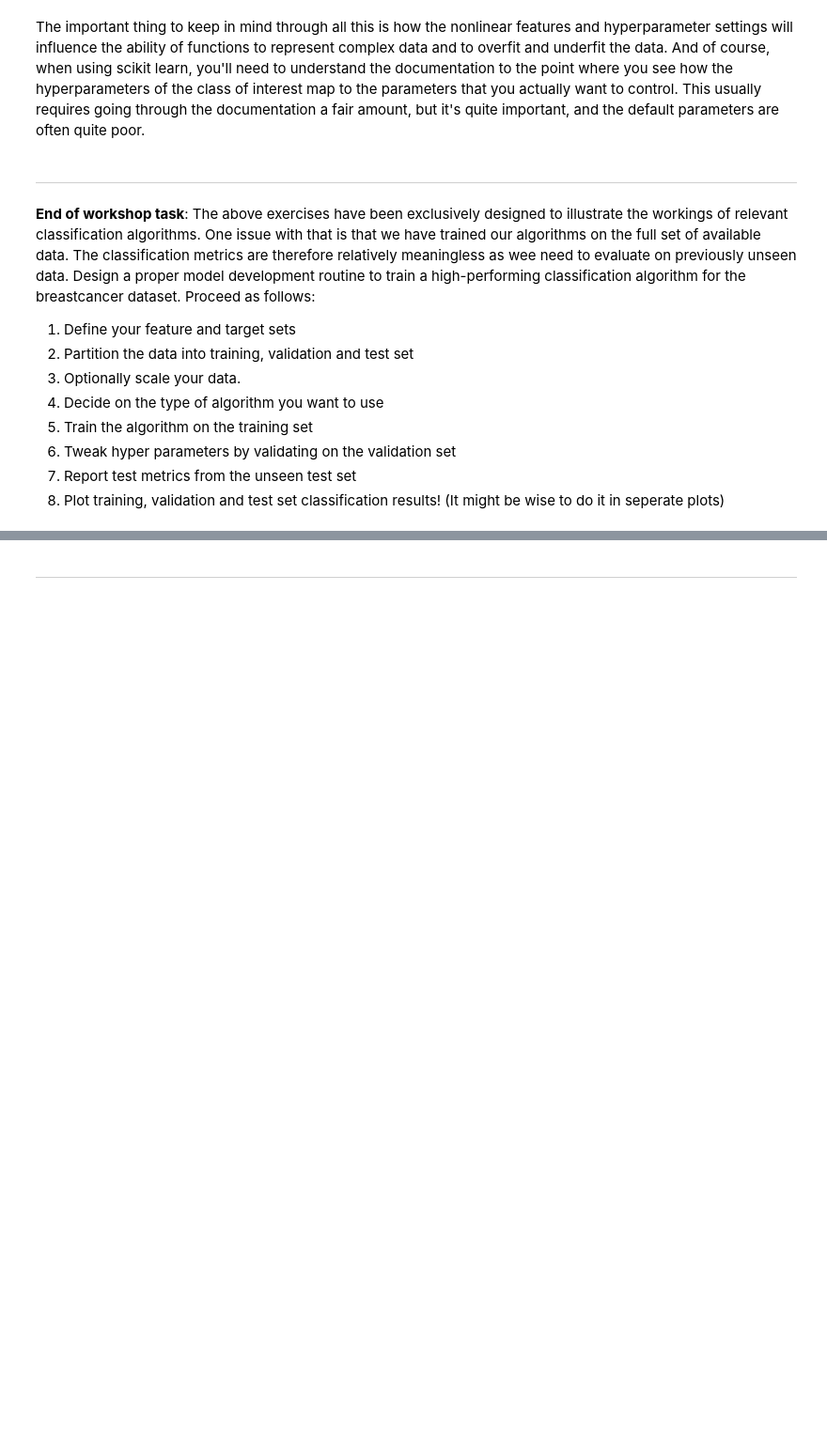
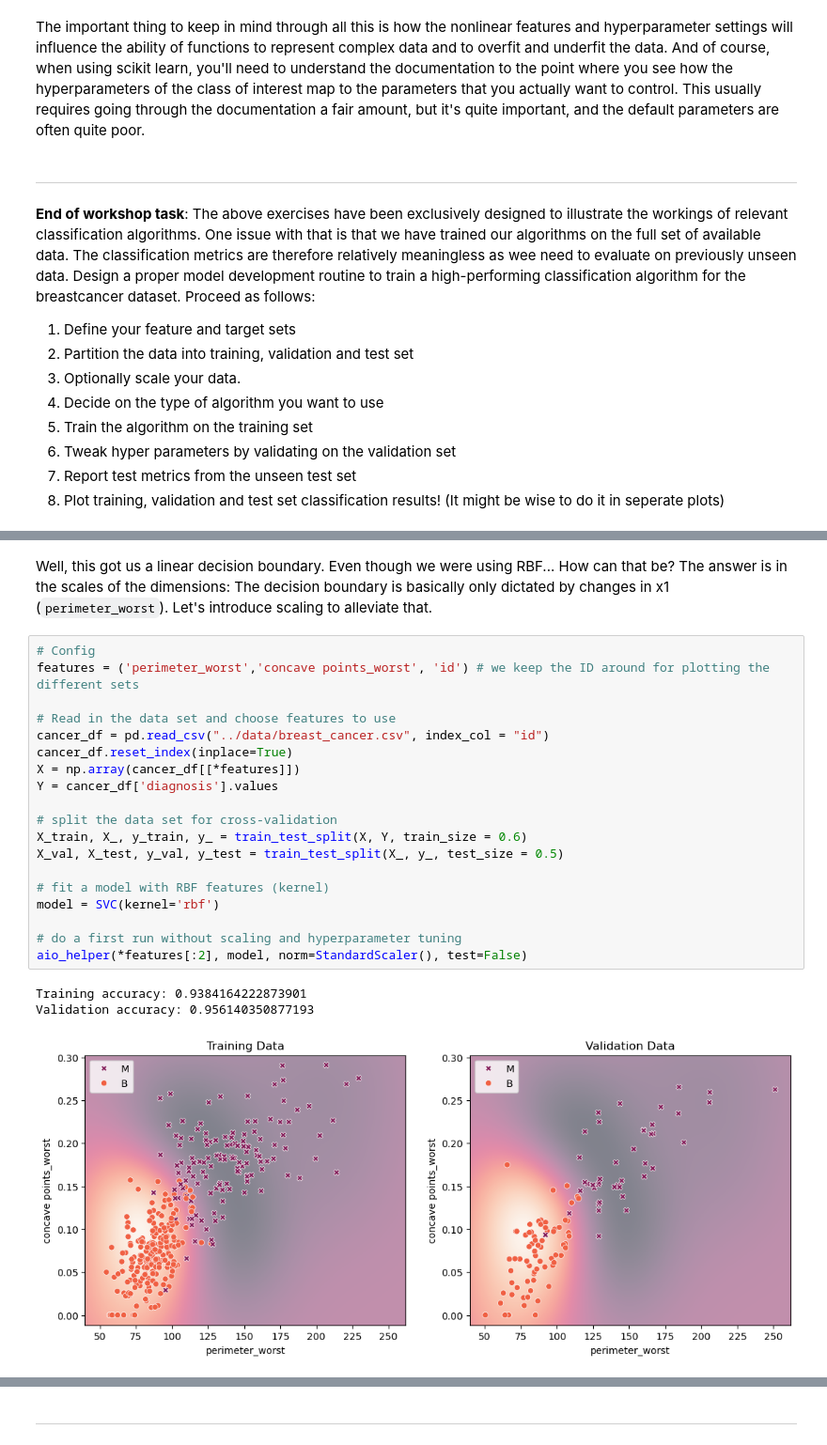
Before and after one commit to IS3UniCologne/AA_2023, a Jupyter notebook: Workshop_06/AA_WS_06_Classification.ipynb, the cells around one changed output, grey strips where cells are left out. Shown at 94% size. Drawn from its saved outputs; the diff is of its cells as text; blank space fills up the shorter version.

```diff
--- a/Workshop_06/AA_WS_06_Classification_pre.ipynb
+++ b/Workshop_06/AA_WS_06_Classification.ipynb
@@ -502,0 +649,27 @@ The important thing to keep in mind through all this is how the nonlinear featur
+# %% [markdown]
+Well, this got us a linear decision boundary. Even though we were using RBF... How can that be?
+The answer is in the scales of the dimensions: The decision boundary is basically only dictated by changes in x1 (`perimeter_worst`).
+Let's introduce scaling to alleviate that.
+# %%
+# Config
+features = ('perimeter_worst','concave points_worst', 'id') # we keep the ID around for plotting the different sets
+
+# Read in the data set and choose features to use
+cancer_df = pd.read_csv("../data/breast_cancer.csv", index_col = "id")
+cancer_df.reset_index(inplace=True)
+X = np.array(cancer_df[[*features]])
+Y = cancer_df['diagnosis'].values
+
+# split the data set for cross-validation
+X_train, X_, y_train, y_ = train_test_split(X, Y, train_size = 0.6)
+X_val, X_test, y_val, y_test = train_test_split(X_, y_, test_size = 0.5)
+
+# fit a model with RBF features (kernel)
+model = SVC(kernel='rbf')
+
+# do a first run without scaling and hyperparameter tuning
+aio_helper(*features[:2], model, norm=StandardScaler(), test=False)
+# %% [output]
+Training accuracy: 0.9384164222873901
+Validation accuracy: 0.956140350877193
+[figure, added]
```
Also changed, not shown: parts of 17 cells of this notebook, 8 other files.
